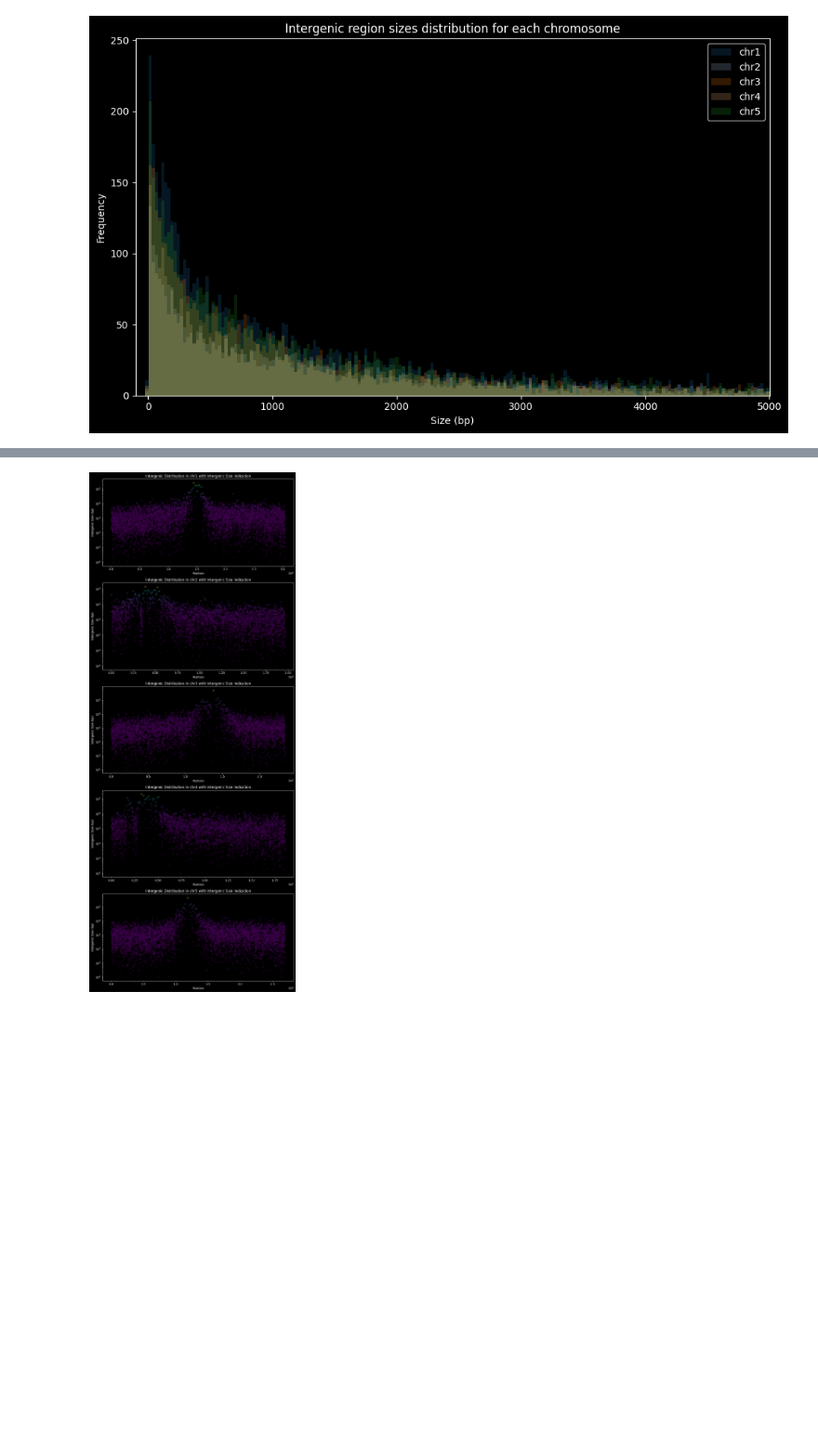
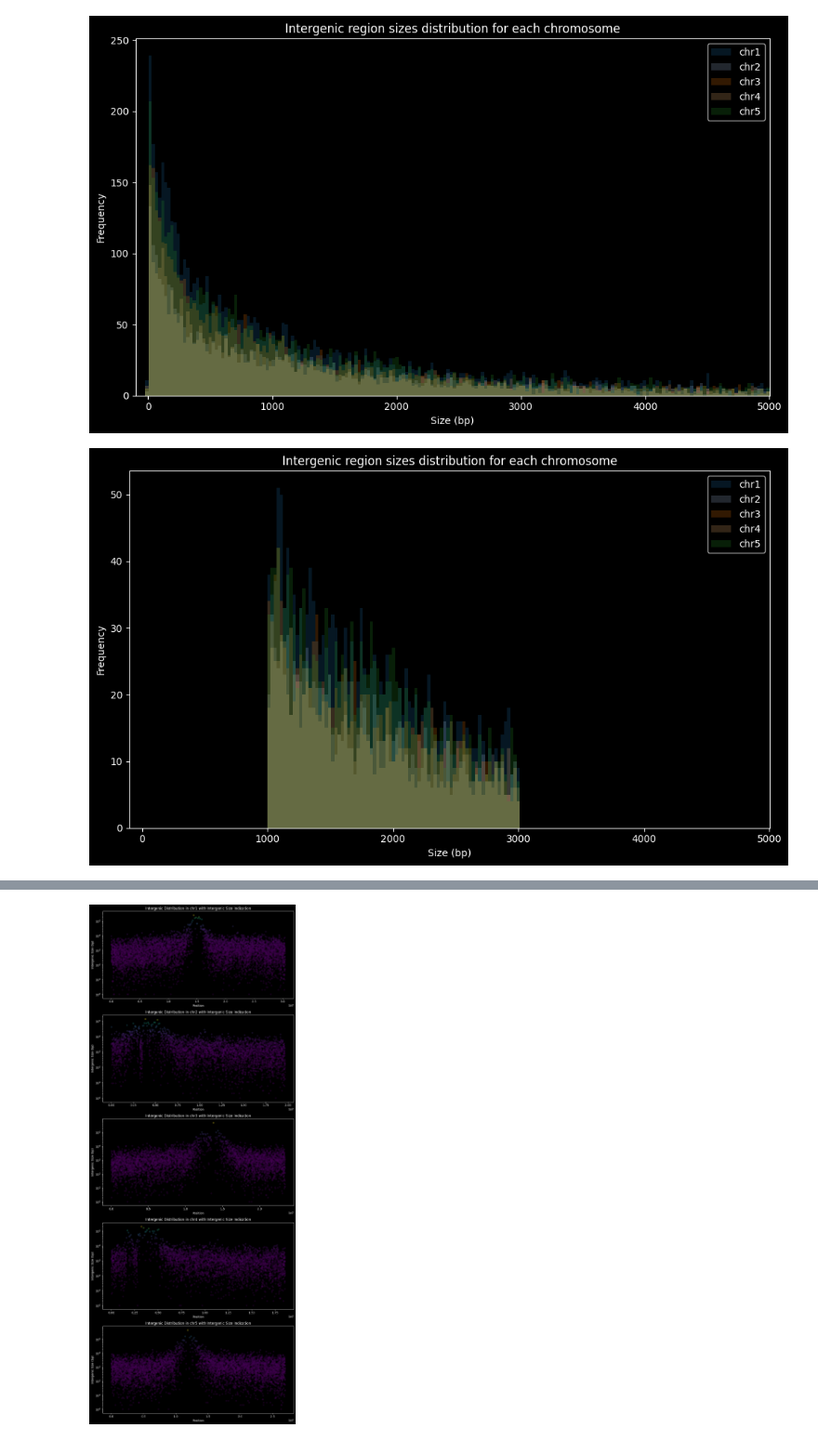
Before and after one commit to LeonardoAPP/hyena-dna, a Jupyter notebook: EDA_a.taliana.ipynb, the cells around one changed output, grey strips where cells are left out. Shown at 93% size. Drawn from its saved outputs; the diff is of its cells as text; code cells hidden in the pictures; blank space fills up the shorter version.

```diff
--- a/EDA_a.taliana.ipynb
+++ b/EDA_a.taliana.ipynb
@@ -249,7 +249,7 @@ gene_2
 # %%
 # get the intergenic intervals
 
-def get_intergenic_intervals(input_df):
+def get_intergenic_intervals(input_df, min_len =1, max_len = 1000000):
     cols = input_df.columns.tolist()
     output_df = pd.DataFrame(columns=cols)
     intergenic_reg = pd.DataFrame(columns=cols)
@@ -271,7 +271,7 @@ def get_intergenic_intervals(input_df):
 
             # ensure that the genes are not overlapping
             # neither concatenated
-            if start < end:
+            if end - start > min_len and end - start < max_len:
                 intergenic_structs = chr_df[(chr_df['start'] > start-1)
                                     & (chr_df['end'] < end+1)
                                     ]
@@ -293,6 +293,8 @@ def get_intergenic_intervals(input_df):
     return output_df
 # %%
 intergenic_df = get_intergenic_intervals(df)
+# %%
+bounded_intergenic_df = get_intergenic_intervals(df, 1000, 3000)
 # %%
 intergenic_df['type'].value_counts()
 # %% [output]
@@ -343,3 +345,29 @@ plt.tight_layout()
 plt.show()
 # %% [output]
 [figure]
+# %%
+import matplotlib.pyplot as plt
+
+# Intergenic size distribution for each chromosome
+chromosomes = bounded_intergenic_df['chr'].unique()
+fig, ax = plt.subplots(figsize=(10, 6))
+
+# Color palette
+colors = plt.cm.tab20.colors
+x_range = (-100, 5000)
+
+for i, chr in enumerate(chromosomes[:-2]):
+    chr_intergenic = bounded_intergenic_df[(bounded_intergenic_df['chr'] == chr) & (bounded_intergenic_df['type'] == 'intergenic')]
+    reg_sizes = (chr_intergenic['end'] - chr_intergenic['start'])
+    ax.hist(reg_sizes,range=x_range, bins=200, alpha=0.2, label=f'{chr}', color=colors[i % len(colors)])
+
+ax.set_title('Intergenic region sizes distribution for each chromosome')
+ax.set_xlabel('Size (bp)')
+ax.set_xlim(x_range)
+ax.set_ylabel('Frequency')
+ax.legend()
+
+plt.tight_layout()
+plt.show()
+# %% [output]
+[figure, added]
```
Also changed, not shown: parts of 9 cells of this notebook.
